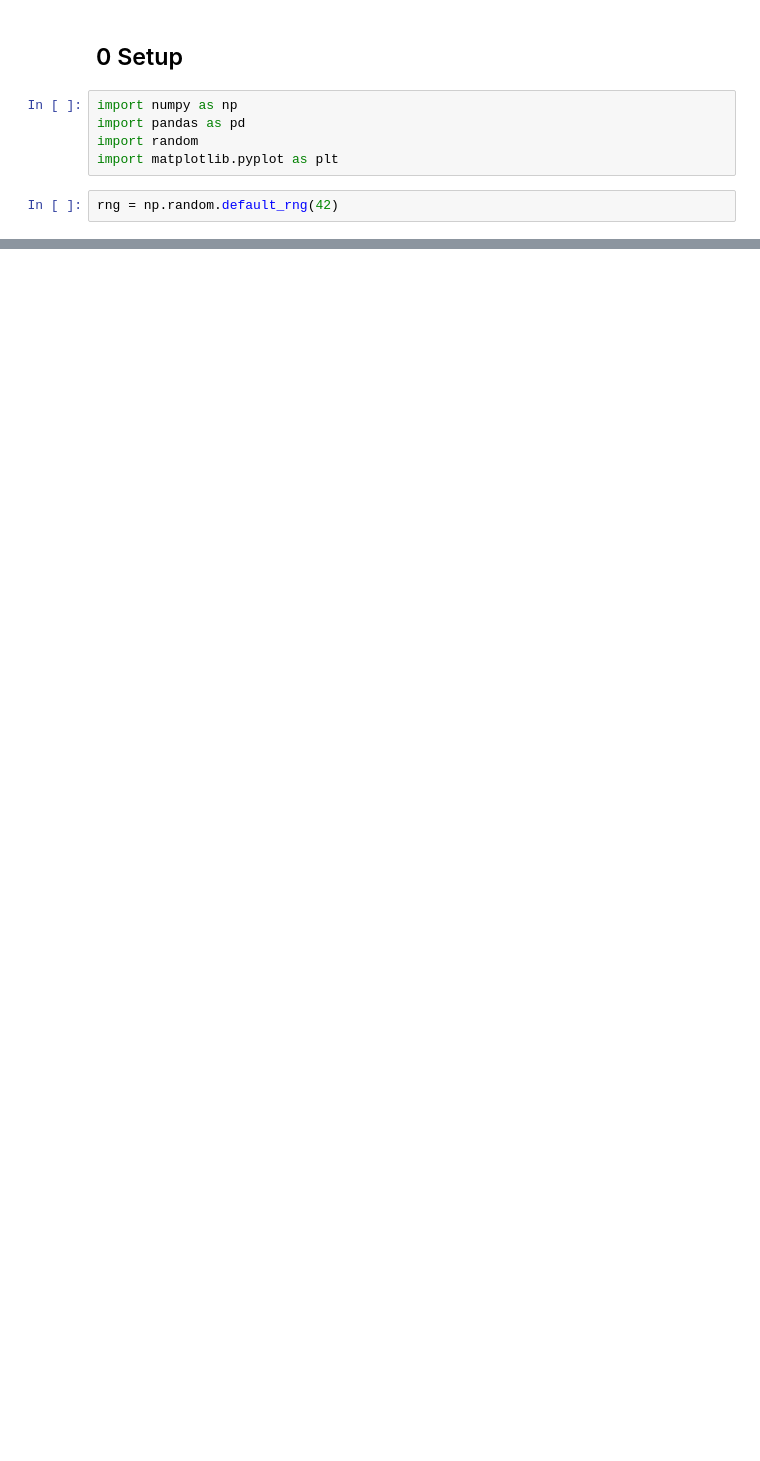
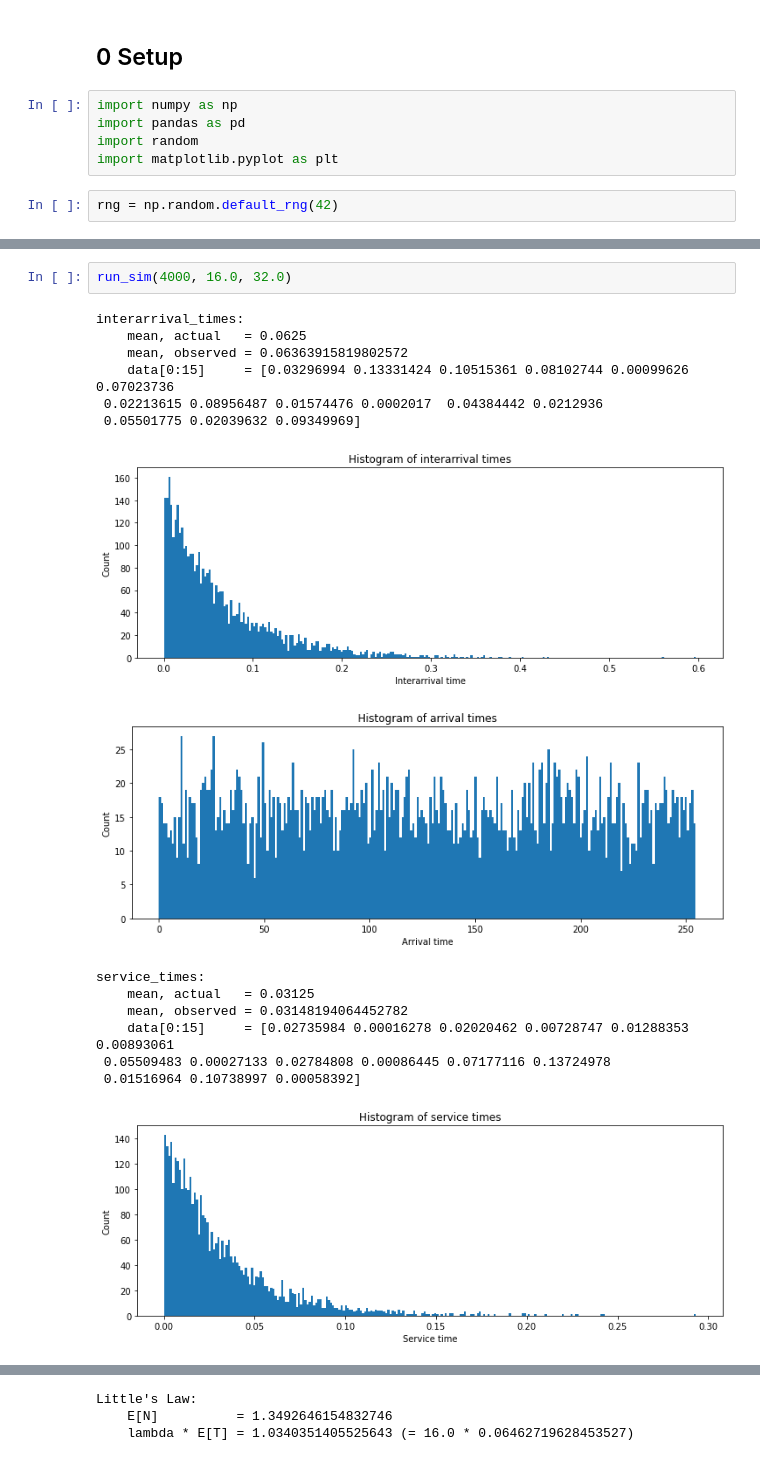
Before and after one commit to williewheeler/stats-demos, a Jupyter notebook: queueing/single-queue-sim.ipynb, the cells around one changed output, grey strips where cells are left out. Drawn from its saved outputs; the diff is of its cells as text; blank space fills up the shorter version.

```diff
--- a/queueing/single-queue-sim.ipynb
+++ b/queueing/single-queue-sim.ipynb
@@ -347,0 +291,18 @@ mean_wait_time + mean_service_time =0.34222110952860696
+# %%
+run_sim(4000, 16.0, 32.0)
+# %% [output]
+interarrival_times:
+    mean, actual   = 0.0625
+    mean, observed = 0.06363915819802572
+    data[0:15]     = [0.03296994 0.13331424 0.10515361 0.08102744 0.00099626 0.07023736
+ 0.02213615 0.08956487 0.01574476 0.0002017  0.04384442 0.0212936
+ 0.05501775 0.02039632 0.09349969]
+[figure, added]
+[figure, added]
+service_times:
+    mean, actual   = 0.03125
+    mean, observed = 0.03148194064452782
+    data[0:15]     = [0.02735984 0.00016278 0.02020462 0.00728747 0.01288353 0.00893061
+ 0.05509483 0.00027133 0.02784808 0.00086445 0.07177116 0.13724978
+ 0.01516964 0.10738997 0.00058392]
+[figure, added]
@@ -347,0 +332,3 @@ mean_wait_time + mean_service_time =0.34222110952860696
+Little's Law:
+    E[N]          = 1.3492646154832746
+    lambda * E[T] = 1.0340351405525643 (= 16.0 * 0.06462719628453527)
```
Also changed, not shown: parts of 63 cells of this notebook.
